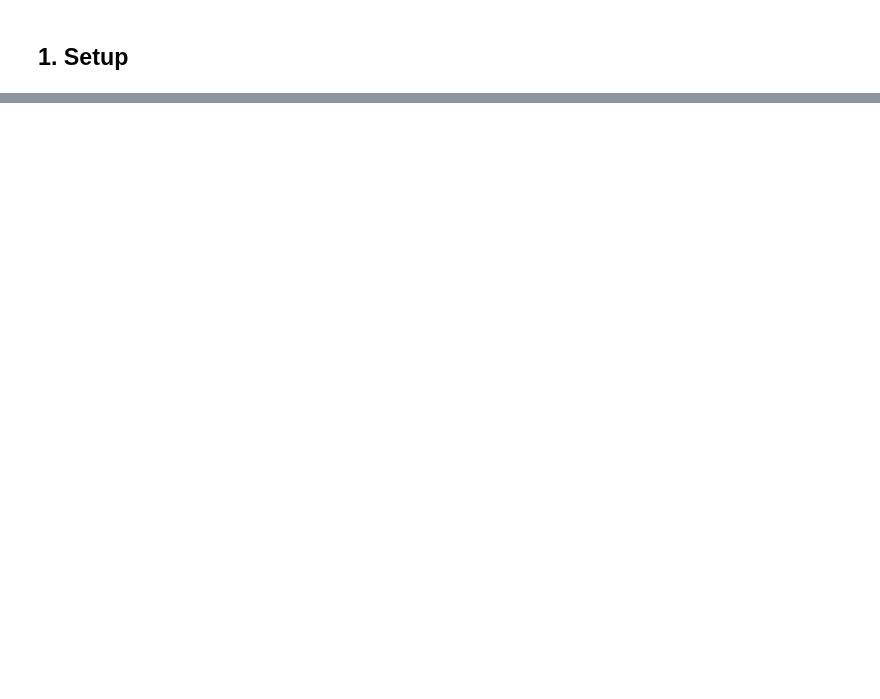
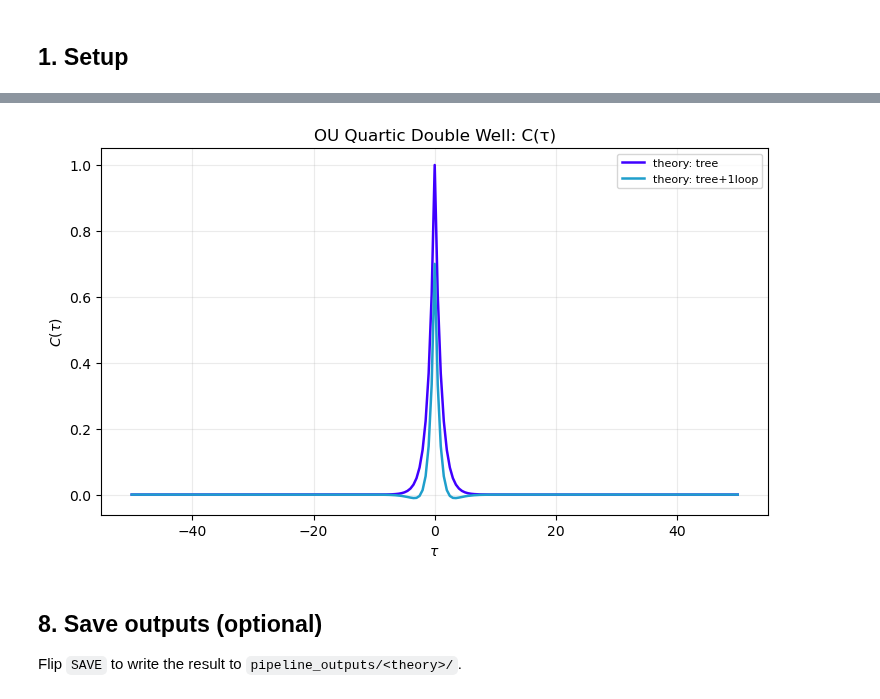
Before and after one commit to mszuromi/daedalus, a Jupyter notebook: notebooks/theory_runner.ipynb, the cells around one changed output, grey strips where cells are left out. Drawn from its saved outputs; the diff is of its cells as text; code cells hidden in the pictures; blank space fills up the shorter version.

```diff
--- a/notebooks/theory_runner.ipynb
+++ b/notebooks/theory_runner.ipynb
@@ -202,0 +81,7 @@ The result dict exposes:
+# %%
+model, mod = nb.load_theory(THEORY)
+print('loaded :', model.get('name'))
+print('fields :', nb.field_names(model),
+      '| spatial_dim:', nb.spatial_dim(model),
+      '| multi-field:', nb.is_multifield(model))
+print('params :', [p['name'] for p in (model.get('parameters') or [])])
@@ -202,0 +96,3 @@ The result dict exposes:
+# %%
+res = nb.run(model, cfg, mod)
+print(nb.summary(res))
@@ -290,24 +128,0 @@ else:    # k == 2
-# %%
-out_dir = os.path.abspath(f'../pipeline_outputs/{THEORY_NAME}')
-os.makedirs(out_dir, exist_ok=True)
-slug = f'{THEORY_NAME}_k{k}_ell{max_ell}'
-
-if SAVE_NPZ:
-    save_npz(result, f'{out_dir}/{slug}.npz')
-    print(f'Saved NPZ: {out_dir}/{slug}.npz')
-
-if SAVE_CSV:
-    save_csv(result, f'{out_dir}/{slug}.csv')
-    print(f'Saved CSV: {out_dir}/{slug}.csv')
-
-if SAVE_PDF:
-    generate_report(
-        model           = model,
-        k               = k,
-        fundamental     = fundamental,
-        external_fields = external_fields,
-        output_pdf      = f'{out_dir}/{slug}_report.pdf',
-        result          = result,
-        verbose         = False,
-    )
-    print(f'Saved PDF: {out_dir}/{slug}_report.pdf')
@@ -335,0 +133,9 @@ FUNDAMENTAL_OVERRIDE = {
+# %%
+fig = nb.plot_cumulant(res, cfg, model)
+plt.show()
+# %% [output]
+[figure, added]
+# %% [markdown]
+## 8. Save outputs (optional)
+
+Flip `SAVE` to write the result to `pipeline_outputs/<theory>/`.
```
Also changed, not shown: parts of 28 cells of this notebook, 6 other files.
